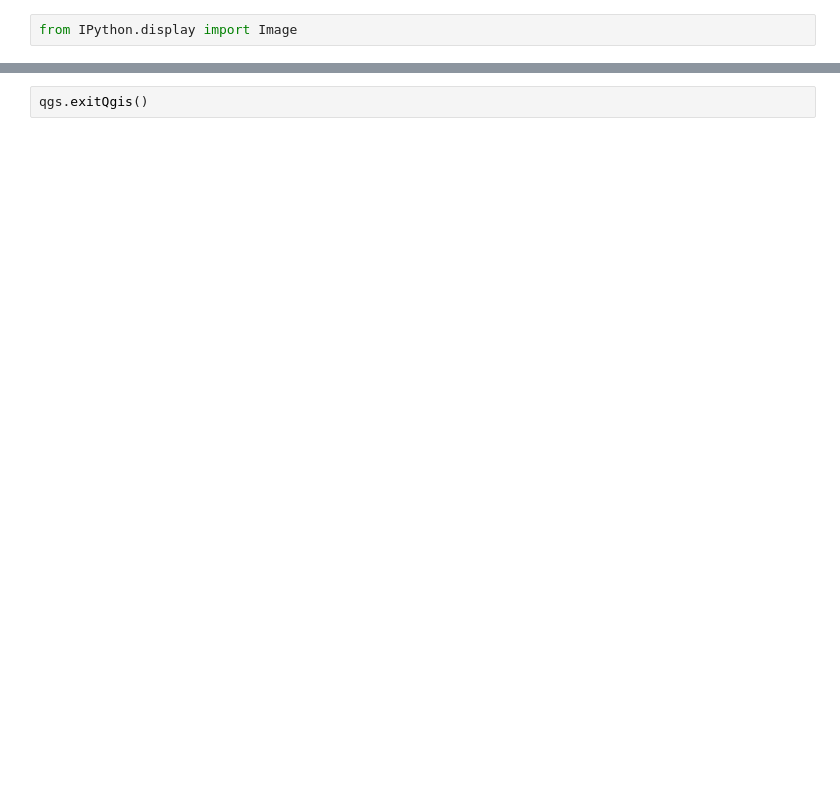
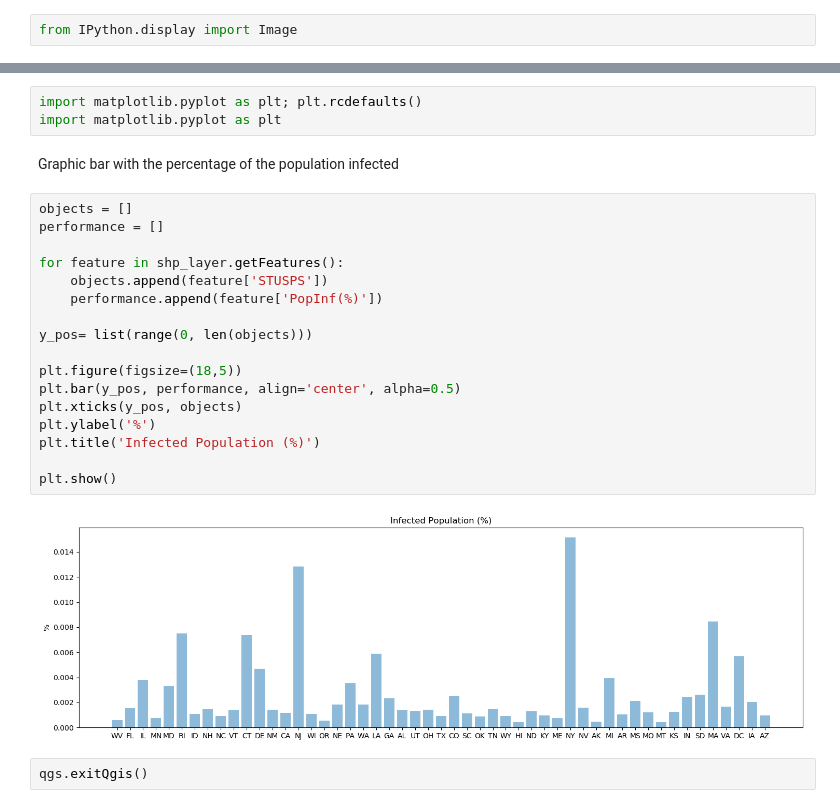
Before and after one commit to PedroCapa/Cartografia, a Jupyter notebook: Cartografia-a83170.ipynb, the cells around one changed output, grey strips where cells are left out. Saved outputs shown, nothing was run; the diff lists cells and outputs as text; blank space fills up the shorter version.

```diff
--- a/Cartografia-a83170.ipynb
+++ b/Cartografia-a83170.ipynb
@@ -340,2 +332,26 @@ Gerar mapa com 20000 por 2928
+# %%
+import matplotlib.pyplot as plt; plt.rcdefaults()
+import matplotlib.pyplot as plt
+# %% [markdown]
+Graphic bar with the percentage of the population infected
+# %%
+objects = []
+performance = []
+
+for feature in shp_layer.getFeatures():
+    objects.append(feature['STUSPS'])
+    performance.append(feature['PopInf(%)'])
+
+y_pos= list(range(0, len(objects)))
+
+plt.figure(figsize=(18,5))
+plt.bar(y_pos, performance, align='center', alpha=0.5)
+plt.xticks(y_pos, objects)
+plt.ylabel('%')
+plt.title('Infected Population (%)')
+
+plt.show()
+# %% [output]
+[figure, added]
 # %%
 qgs.exitQgis()
```
Also changed, not shown: parts of 49 cells of this notebook, 1 other file.
